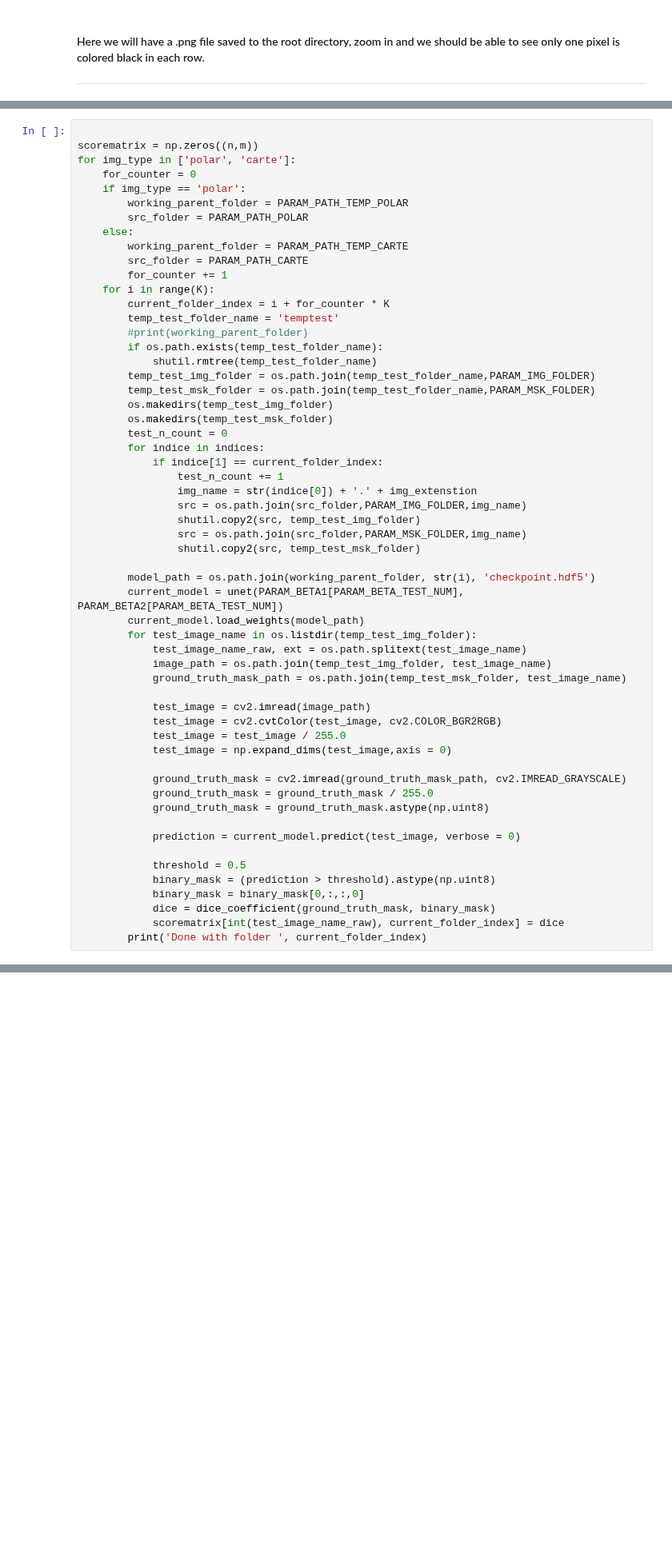
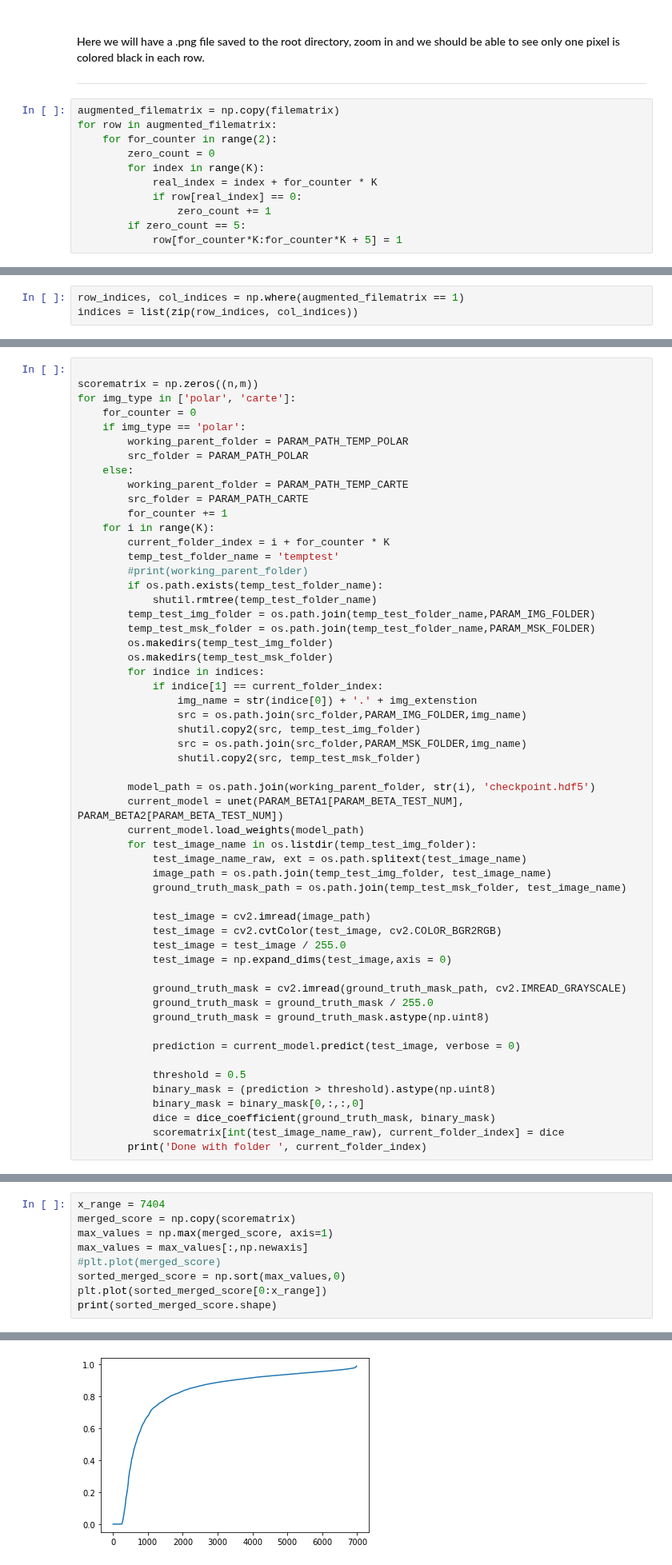
Before and after one commit to smith-scram-lab/Iterative-Unet, a Jupyter notebook: learn.ipynb, the cells around one changed output, grey strips where cells are left out. Shown at 80% size. Cells and saved outputs as stored; diff of their text form; blank space fills up the shorter version.

```diff
--- a/learn.ipynb
+++ b/learn.ipynb
@@ -285,3 +294,14 @@ indices = list(zip(row_indices, col_indices))
 # %% [markdown]
 #### Here we will have a .png file saved to the root directory, zoom in and we should be able to see only one pixel is colored black in each row.
 -------
+# %%
+augmented_filematrix = np.copy(filematrix)
+for row in augmented_filematrix:
+    for for_counter in range(2):
+        zero_count = 0
+        for index in range(K):
+            real_index = index + for_counter * K
+            if row[real_index] == 0:
+                zero_count += 1
+        if zero_count == 5:
+            row[for_counter*K:for_counter*K + 5] = 1
@@ -288,3 +326,6 @@ indices = list(zip(row_indices, col_indices))
+# %%
+row_indices, col_indices = np.where(augmented_filematrix == 1)
+indices = list(zip(row_indices, col_indices))
 # %%
 def dice_coefficient(image1, image2):
     # Ensure the input images have the same shape
@@ -330,10 +369,8 @@ for img_type in ['polar', 'carte']:
         temp_test_msk_folder = os.path.join(temp_test_folder_name,PARAM_MSK_FOLDER)
         os.makedirs(temp_test_img_folder)
         os.makedirs(temp_test_msk_folder)
-        test_n_count = 0
         for indice in indices:
             if indice[1] == current_folder_index:
-                test_n_count += 1
                 img_name = str(indice[0]) + '.' + img_extenstion
                 src = os.path.join(src_folder,PARAM_IMG_FOLDER,img_name)
                 shutil.copy2(src, temp_test_img_folder)
@@ -424,0 +448,10 @@ for train_index,test_index in kfold.split(dfPolar):
+# %%
+x_range = 7404
+merged_score = np.copy(scorematrix)
+max_values = np.max(merged_score, axis=1)
+max_values = max_values[:,np.newaxis]
+#plt.plot(merged_score)
+sorted_merged_score = np.sort(max_values,0)
+plt.plot(sorted_merged_score[0:x_range])
+print(sorted_merged_score.shape)
+# %% [output]
@@ -425,2 +459,3 @@ for train_index,test_index in kfold.split(dfPolar):
+[figure, added]
 # %% [markdown]
 -----
```
Also changed, not shown: parts of 23 cells of this notebook.
